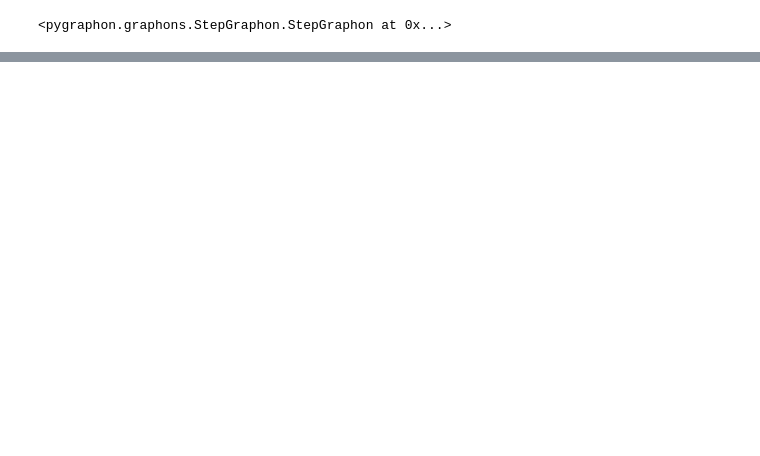
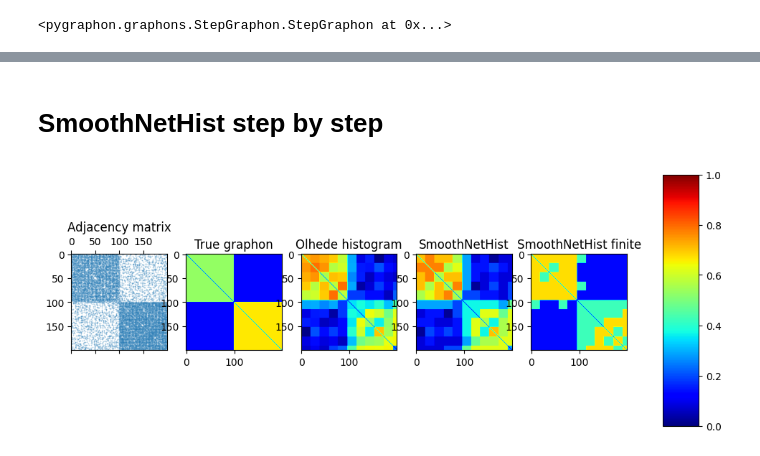
Before and after one commit to dufourc1/pygraphon, a Jupyter notebook: experiments/nb_pictures.ipynb, the cells around one changed output, grey strips where cells are left out. Saved outputs shown, nothing was run; the diff lists cells and outputs as text; code cells hidden in the pictures; blank space fills up the shorter version.

Commit message:
some more plots

```diff
--- a/experiments/nb_pictures.ipynb
+++ b/experiments/nb_pictures.ipynb
@@ -114,0 +115,26 @@ AUPRC Olhede vs SmoothNetHist: 0.5304015260318301 0.5222904762887413
+# %% [markdown]
+# SmoothNetHist step by step
+# %%
+new_est = SmoothNetHist()
+finite_est = new_est._approximate_graphon_from_adjacency(adjacencyMatrix= adjacency_matrix, number_link_communities= int((k+1)*k/2))
+# %%
+fig, ax = plt.subplots(1, 5, figsize=(10, 5))
+fig.subplots_adjust(right=0.9)
+cbar_ax = fig.add_axes([0.95, 0.15, 0.05, 0.7])
+im1 = ax[1].imshow(graphon.get_edge_probabilities(n,False,True), cmap='jet', vmin=0, vmax=1)
+im2 = ax[2].imshow(my_est._first_fit_graphon.get_edge_probabilities(n,False,True), cmap='jet', vmin=0, vmax=1)
+im3 = ax[3].imshow(my_est.graphon.get_edge_probabilities(n,False,True), cmap='jet', vmin=0, vmax=1)
+im4 = ax[4].imshow(finite_est[0].get_edge_probabilities(n,False,True), cmap='jet', vmin=0, vmax=1)
+_ = spy(adjacency_matrix, ax=ax[0])
+ax[0].set_title("Adjacency matrix")
+ax[1].set_title("True graphon")
+ax[2].set_title("Olhede histogram")
+ax[3].set_title("SmoothNetHist")
+ax[4].set_title("SmoothNetHist finite")
+plt.colorbar(im1, cax=cbar_ax)
+plt.colorbar(im2, cax=cbar_ax)
+plt.colorbar(im3, cax=cbar_ax)
+plt.colorbar(im4, cax=cbar_ax)
+plt.show()
+# %% [output]
+[figure, added]
```
Also changed, not shown: parts of 8 cells of this notebook.
